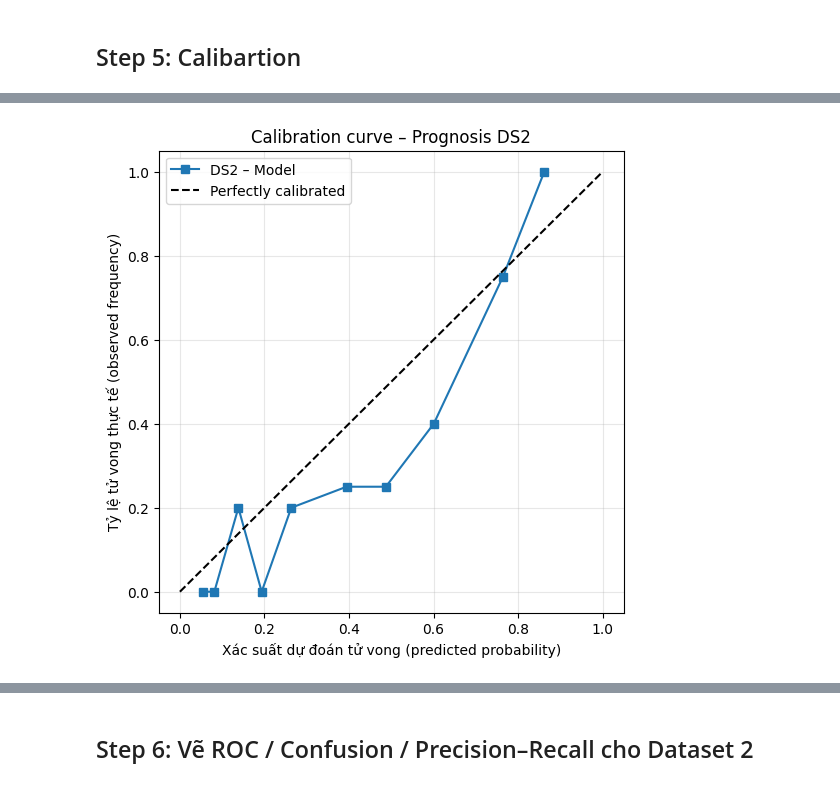
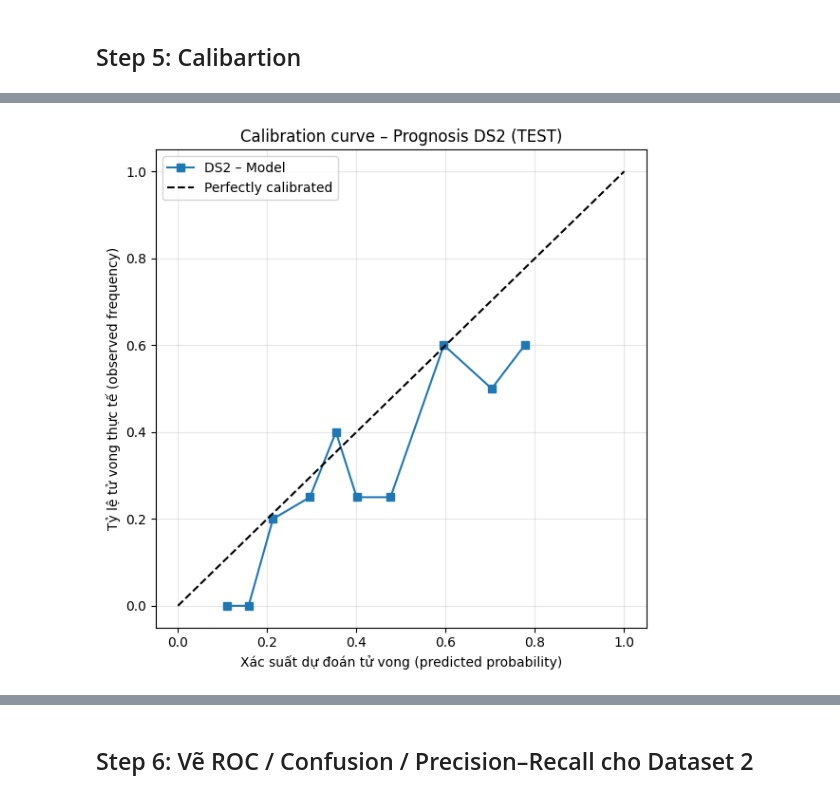
Before and after one commit to NguyenBuiHongTien/CVD_ML, a Jupyter notebook: CDV_New.ipynb, the cells around one changed output, grey strips where cells are left out. Saved outputs shown, nothing was run; the diff lists cells and outputs as text; code cells hidden in the pictures.

```diff
--- a/CDV_New.ipynb
+++ b/CDV_New.ipynb
@@ -1641,31 +2132,104 @@ AUC-ROC             : 0.8756
 # %%
 # ============================================================
 # Step Y: Calibration cho mô hình Prognosis DS2
+#   - Đánh giá calibration trên TEST: Brier + calibration curve + histogram
+#   - (Tuỳ chọn) Calibration xác suất bằng Platt/Isotonic: fit trên VAL, evaluate trên TEST
 # ============================================================
 
-# 1) Xác suất tử vong dự đoán bởi mô hình tốt nhất DS2
-y2_proba = y2_test_proba   # xác suất DEATH_EVENT = 1
+import numpy as np
+import matplotlib.pyplot as plt
 
-# 2) Brier Score cho DS2
-brier_ds2 = brier_score_loss(y2_test, y2_proba)
-print(f"Brier score – DS2 (càng thấp càng tốt): {brier_ds2:.4f}")
+from sklearn.metrics import brier_score_loss
+from sklearn.calibration import calibration_curve, CalibratedClassifierCV
 
-# 3) Calibration curve DS2
+# ------------------------------------------------------------
+# 0) Lấy xác suất dự đoán trên TEST từ best model DS2
+# ------------------------------------------------------------
+y2_proba_test = np.asarray(y2_test_proba).astype(float)  # proba class=1 trên TEST
+
+if np.any(np.isnan(y2_proba_test)):
+    raise ValueError("[DS2] y2_test_proba có NaN. Kiểm tra pipeline/model trước khi calibration.")
+
+# ------------------------------------------------------------
+# 1) Brier score (đánh giá độ tốt của xác suất)
+# ------------------------------------------------------------
+brier_ds2 = brier_score_loss(y2_test, y2_proba_test)
+print(f"[DS2] Brier score (TEST) – càng thấp càng tốt: {brier_ds2:.4f}")
+
+# ------------------------------------------------------------
+# 2) Calibration curve data
+# ------------------------------------------------------------
+n_bins = 10
+strategy = "quantile"
+
 prob_true2, prob_pred2 = calibration_curve(
-    y2_test,
-    y2_proba,
-    n_bins=10,
-    strategy="quantile"
+    y2_test, y2_proba_test, n_bins=n_bins, strategy=strategy
 )
 
-# 4) Vẽ Calibration Curve DS2
+print(f"[DS2] Calibration curve: n_bins={n_bins}, strategy='{strategy}'")
+
+# ------------------------------------------------------------
+# 3) Plot calibration curve
+# ------------------------------------------------------------
 plt.figure(figsize=(6, 6))
 plt.plot(prob_pred2, prob_true2, "s-", label="DS2 – Model")
 plt.plot([0, 1], [0, 1], "k--", label="Perfectly calibrated")
 plt.xlabel("Xác suất dự đoán tử vong (predicted probability)")
 plt.ylabel("Tỷ lệ tử vong thực tế (observed frequency)")
-plt.title("Calibration curve – Prognosis DS2")
+plt.title("Calibration curve – Prognosis DS2 (TEST)")
 plt.legend(loc="upper left")
 plt.grid(alpha=0.3)
+plt.tight_layout()
 plt.show()
+
+# ------------------------------------------------------------
+# 4) Histogram phân bố xác suất
+# ------------------------------------------------------------
+plt.figure(figsize=(6, 3))
+plt.hist(y2_proba_test, bins=20, edgecolor="black")
+plt.xlabel("Xác suất dự đoán tử vong (predicted probability)")
+plt.ylabel("Số bệnh nhân")
+plt.title("Phân bố xác suất dự đoán – Prognosis DS2 (TEST)")
+plt.tight_layout()
+plt.show()
+
+# ------------------------------------------------------------
+# 5) (Tuỳ chọn) Hiệu chỉnh xác suất (Calibration) bằng Platt/Isotonic
+#     - Fit trên VAL, evaluate trên TEST
+# ------------------------------------------------------------
+DO_CALIBRATE = False  # đổi thành True nếu muốn calibrate
+
+if DO_CALIBRATE:
+    method = "sigmoid"  # hoặc "isotonic"
+
+    calib2 = CalibratedClassifierCV(
+        estimator=best_pipe_ds2,
+        method=method,
+        cv="prefit"  # best_pipe_ds2 đã fit trên TRAIN
+    )
+
+    # Fit calibrator trên VALIDATION
+    calib2.fit(X2_val, y2_val)
+
+    # Predict calibrated proba trên TEST
+    y2_proba_test_cal = calib2.predict_proba(X2_test)[:, 1]
+
+    brier_cal2 = brier_score_loss(y2_test, y2_proba_test_cal)
+    print(f"[DS2] Brier score (TEST) sau calibration='{method}': {brier_cal2:.4f}")
+
+    prob_true2_cal, prob_pred2_cal = calibration_curve(
+        y2_test, y2_proba_test_cal, n_bins=n_bins, strategy=strategy
+    )
+
+    plt.figure(figsize=(6, 6))
+    plt.plot(prob_pred2, prob_true2, "s-", label="Before calibration")
+    plt.plot(prob_pred2_cal, prob_true2_cal, "o-", label=f"After calibration ({method})")
+    plt.plot([0, 1], [0, 1], "k--", label="Perfectly calibrated")
+    plt.xlabel("Predicted probability")
+    plt.ylabel("Observed frequency")
+    plt.title("Calibration curve – DS2 (TEST)")
+    plt.legend(loc="upper left")
+    plt.grid(alpha=0.3)
+    plt.tight_layout()
+    plt.show()
 # %% [output]
@@ -1673 +2238 @@ Brier score – DS2 (càng thấp càng tốt): 0.1324
-[figure, old version]
+[figure, new version]
```
Also changed, not shown: parts of 33 cells of this notebook, 8 other files.
